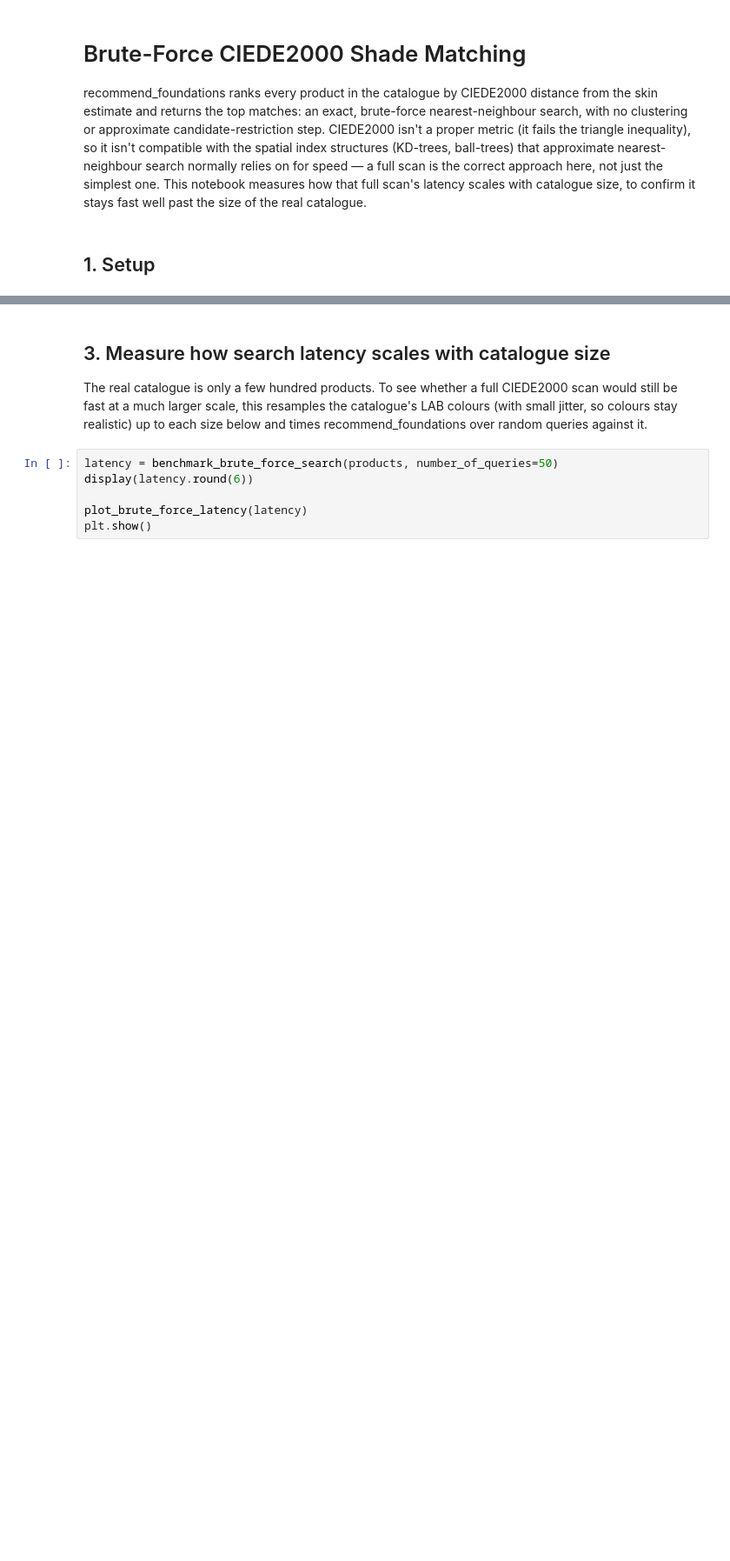
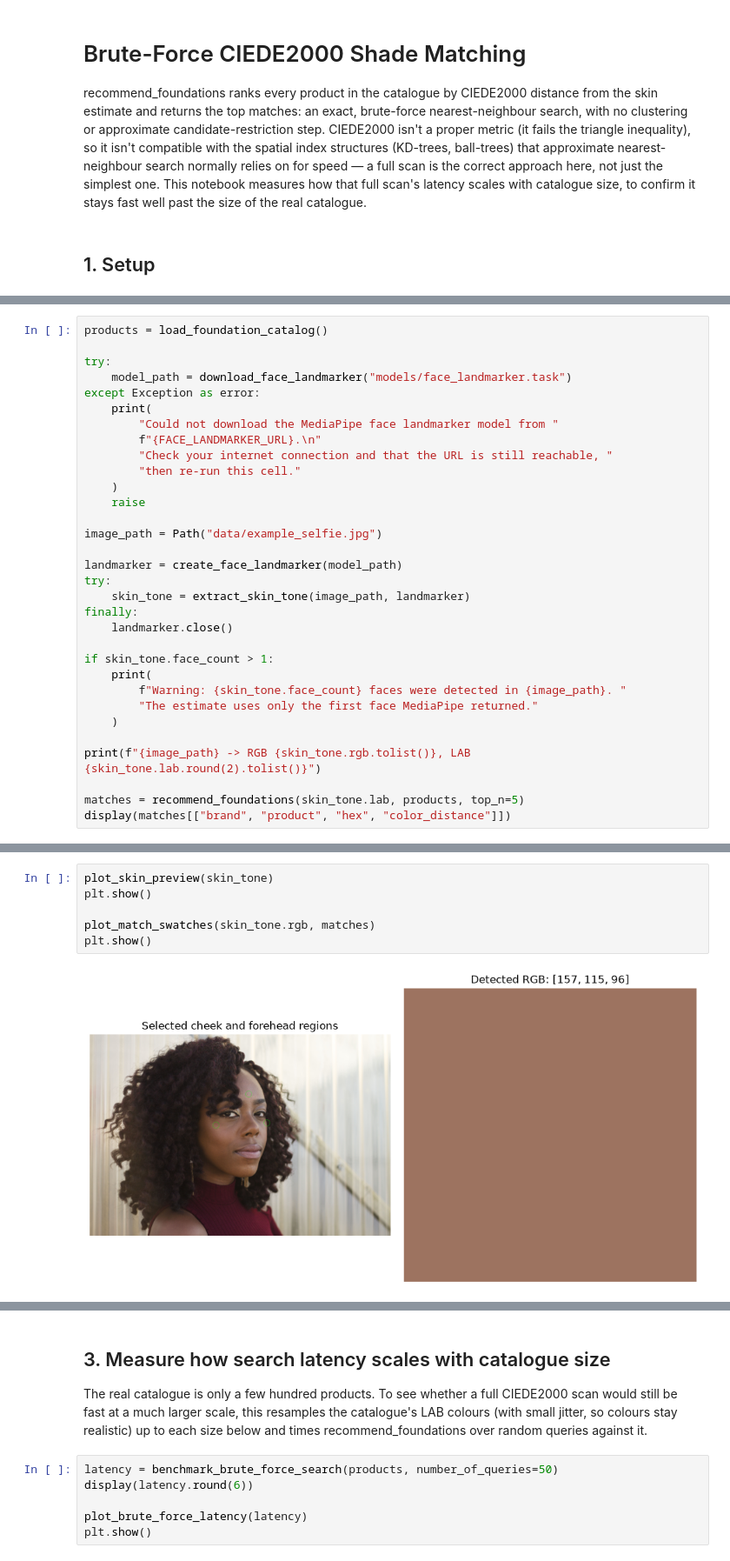
Before and after one commit to amafteeva/Predictive-beauty-analysis-using-computer-vision-and-machine-learning-, a Jupyter notebook: notebooks/03_brute_force_matching.ipynb, the cells around one changed output, grey strips where cells are left out. Shown at 87% size. Cells and saved outputs as stored; diff of their text form; blank space fills up the shorter version.

```diff
--- a/notebooks/03_brute_force_matching.ipynb
+++ b/notebooks/03_brute_force_matching.ipynb
@@ -70,0 +77,32 @@ display(matches[["brand", "product", "hex", "color_distance"]])
+# %%
+products = load_foundation_catalog()
+
+try:
+    model_path = download_face_landmarker("models/face_landmarker.task")
+except Exception as error:
+    print(
+        "Could not download the MediaPipe face landmarker model from "
+        f"{FACE_LANDMARKER_URL}.\n"
+        "Check your internet connection and that the URL is still reachable, "
+        "then re-run this cell."
+    )
+    raise
+
+image_path = Path("data/example_selfie.jpg")
+
+landmarker = create_face_landmarker(model_path)
+try:
+    skin_tone = extract_skin_tone(image_path, landmarker)
+finally:
+    landmarker.close()
+
+if skin_tone.face_count > 1:
+    print(
+        f"Warning: {skin_tone.face_count} faces were detected in {image_path}. "
+        "The estimate uses only the first face MediaPipe returned."
+    )
+
+print(f"{image_path} -> RGB {skin_tone.rgb.tolist()}, LAB {skin_tone.lab.round(2).tolist()}")
+
+matches = recommend_foundations(skin_tone.lab, products, top_n=5)
+display(matches[["brand", "product", "hex", "color_distance"]])
@@ -70,0 +123,8 @@ display(matches[["brand", "product", "hex", "color_distance"]])
+# %%
+plot_skin_preview(skin_tone)
+plt.show()
+
+plot_match_swatches(skin_tone.rgb, matches)
+plt.show()
+# %% [output]
+[figure, added]
```
Also changed, not shown: parts of 13 cells of this notebook, 1 other file.
